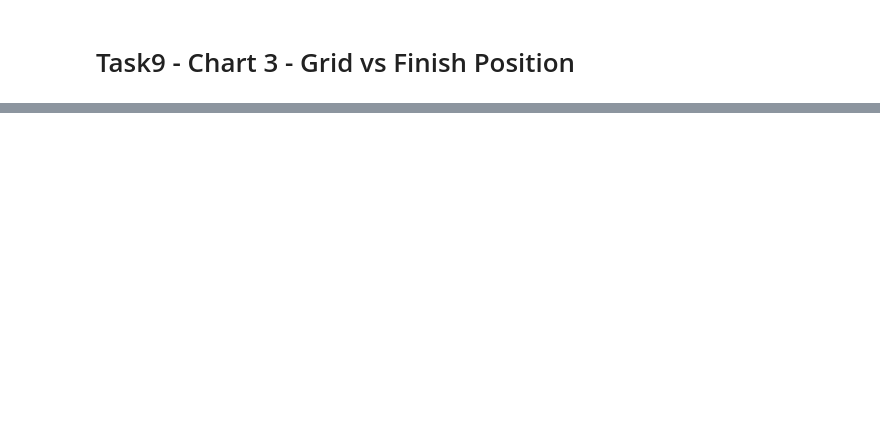
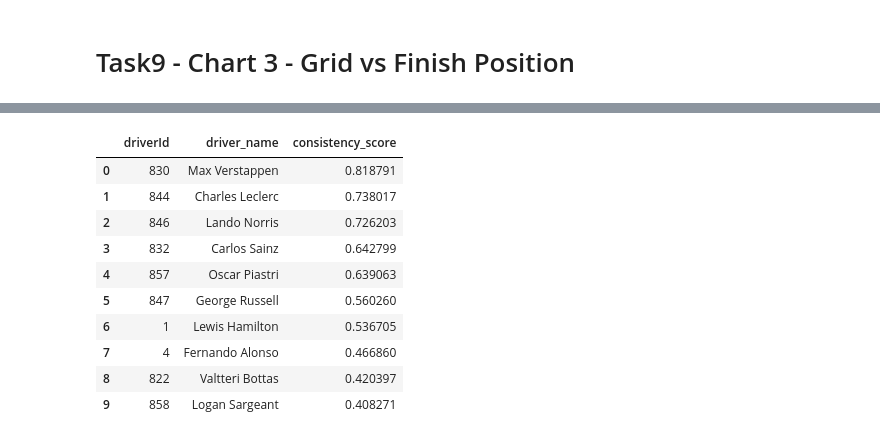
Before and after one commit to geunchankim-glitch/data-practice, a Jupyter notebook: jaeeun/task.ipynb, the cells around one changed output, grey strips where cells are left out. Saved outputs shown, nothing was run; the diff lists cells and outputs as text; code cells hidden in the pictures; blank space fills up the shorter version.

Commit message:
Task11 - Driver Consistency Score

```diff
--- a/jaeeun/task.ipynb
+++ b/jaeeun/task.ipynb
@@ -504,0 +550,77 @@ Correlation between starting grid position and final race position: 0.17
+# %%
+if 'year' not in results.columns:
+    results = results.merge(races[['raceId', 'year']], on='raceId', how='left')
+
+# driverId + year
+consistency = results.groupby(['driverId', 'year']).agg(
+    avg_points_per_race=('points', 'mean'),
+    std_points=('points', 'std'),
+    race_count=('raceId', 'count'),
+    DNF_Rate=('statusId', lambda x: (x != 1).sum() / len(x) * 100)
+).reset_index()
+
+consistency = consistency[consistency['race_count'] >= 5]  # season unit
+
+# teammate relative performance
+team_size = results.groupby(['raceId', 'constructorId'])['driverId'].transform('count')
+
+results['teammate_diff'] = results.groupby(['raceId', 'constructorId'])['positionOrder']\
+    .transform(lambda x: x.mean() - x)
+results.loc[team_size < 2, 'teammate_diff'] = np.nan
+
+teammate_stats = results.groupby(['driverId', 'year']).agg(
+    teammate_diff_mean=('teammate_diff', 'mean'),
+    teammate_diff_std=('teammate_diff', 'std')
+).reset_index()
+
+consistency = consistency.merge(teammate_stats, on=['driverId', 'year'], how='left')
+consistency = consistency.dropna(subset=['teammate_diff_mean', 'teammate_diff_std'])
+
+# CV calculation
+consistency['cv_points'] = consistency['std_points'] / (consistency['avg_points_per_race'] + 0.1)
+
+# normalizing across a season
+def normalize(series):
+    return (series - series.min()) / (series.max() - series.min())
+
+consistency['norm_points']       = consistency.groupby('year')['avg_points_per_race'].transform(normalize)
+consistency['norm_cv']           = consistency.groupby('year')['cv_points'].transform(normalize)
+consistency['norm_dnf']          = consistency.groupby('year')['DNF_Rate'].transform(normalize)
+consistency['norm_teammate']     = consistency.groupby('year')['teammate_diff_mean'].transform(normalize)
+consistency['norm_teammate_std'] = consistency.groupby('year')['teammate_diff_std'].transform(normalize)
+
+# Consistency Score
+consistency['consistency_score'] = (
+    0.30 * consistency['norm_points'] +
+    0.20 * (1 - consistency['norm_cv']) +
+    0.15 * (1 - consistency['norm_dnf']) +
+    0.20 * consistency['norm_teammate'] +
+    0.15 * (1 - consistency['norm_teammate_std'])
+)
+
+# driver name merge
+consistency = consistency.merge(
+    drivers[['driverId', 'forename', 'surname']],
+    on='driverId',
+    how='left'
+)
+consistency['driver_name'] = consistency['forename'] + ' ' + consistency['surname']
+
+# season-wise ranking
+consistency_ranked_2015 = consistency[consistency['year'] == 2015].sort_values(
+    'consistency_score', ascending=False
+)[['driverId', 'driver_name', 'year', 'consistency_score']].reset_index(drop=True)
+
+
+years = sorted(consistency['year'].unique())
+
+for y in years[::-1]:
+    print(f"\n===== {y}년 =====")
+    display(
+        consistency[consistency['year'] == y]
+        .sort_values('consistency_score', ascending=False)
+        [['driverId', 'driver_name', 'consistency_score']]
+        .reset_index(drop=True)
+        .head(10)
+    )
+# %% [output]
@@ -504,0 +628,11 @@ Correlation between starting grid position and final race position: 0.17
+|  | driverId | driver_name | consistency_score |
+| 0 | 830 | Max Verstappen | 0.818791 |
+| 1 | 844 | Charles Leclerc | 0.738017 |
+| 2 | 846 | Lando Norris | 0.726203 |
+| 3 | 832 | Carlos Sainz | 0.642799 |
+| 4 | 857 | Oscar Piastri | 0.639063 |
+| 5 | 847 | George Russell | 0.560260 |
+| 6 | 1 | Lewis Hamilton | 0.536705 |
+| 7 | 4 | Fernando Alonso | 0.466860 |
+| 8 | 822 | Valtteri Bottas | 0.420397 |
+| 9 | 858 | Logan Sargeant | 0.408271 |
```
Also changed, not shown: parts of 9 cells of this notebook, 4 other files.
